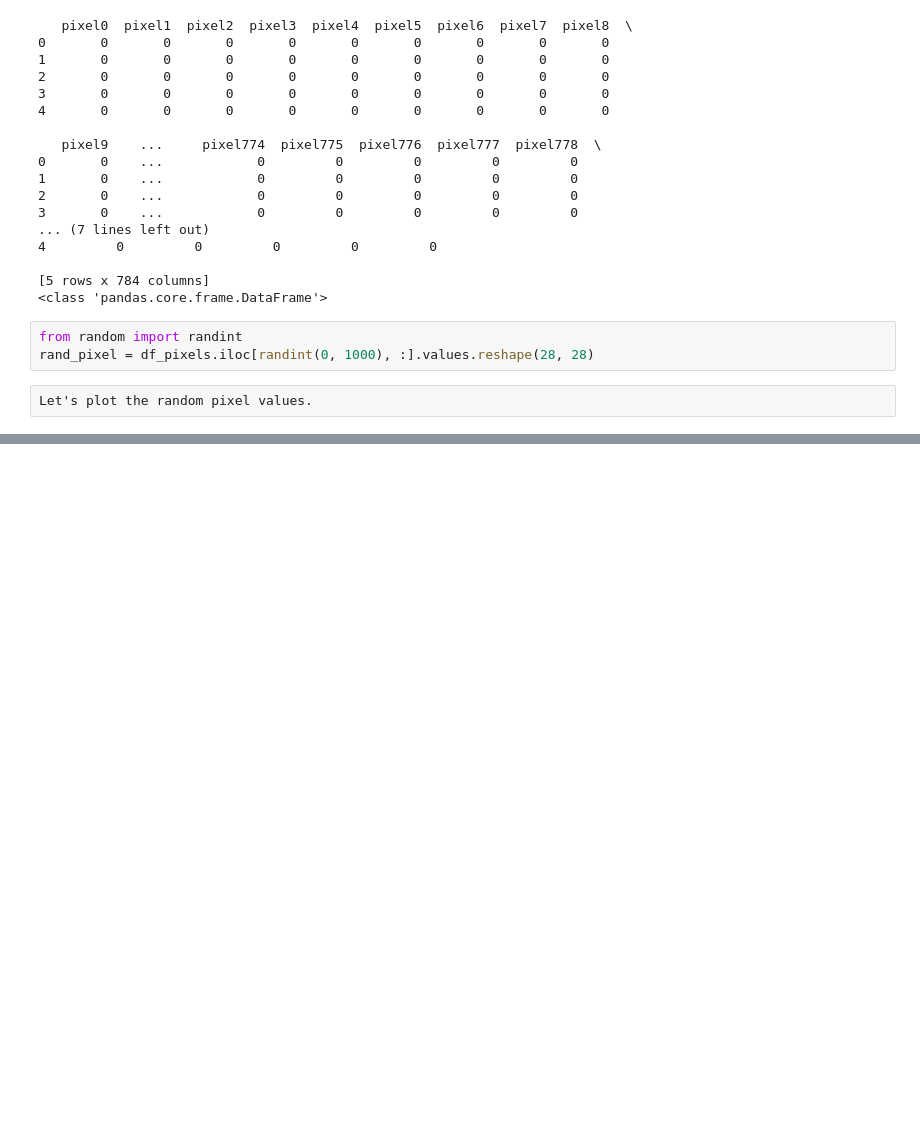
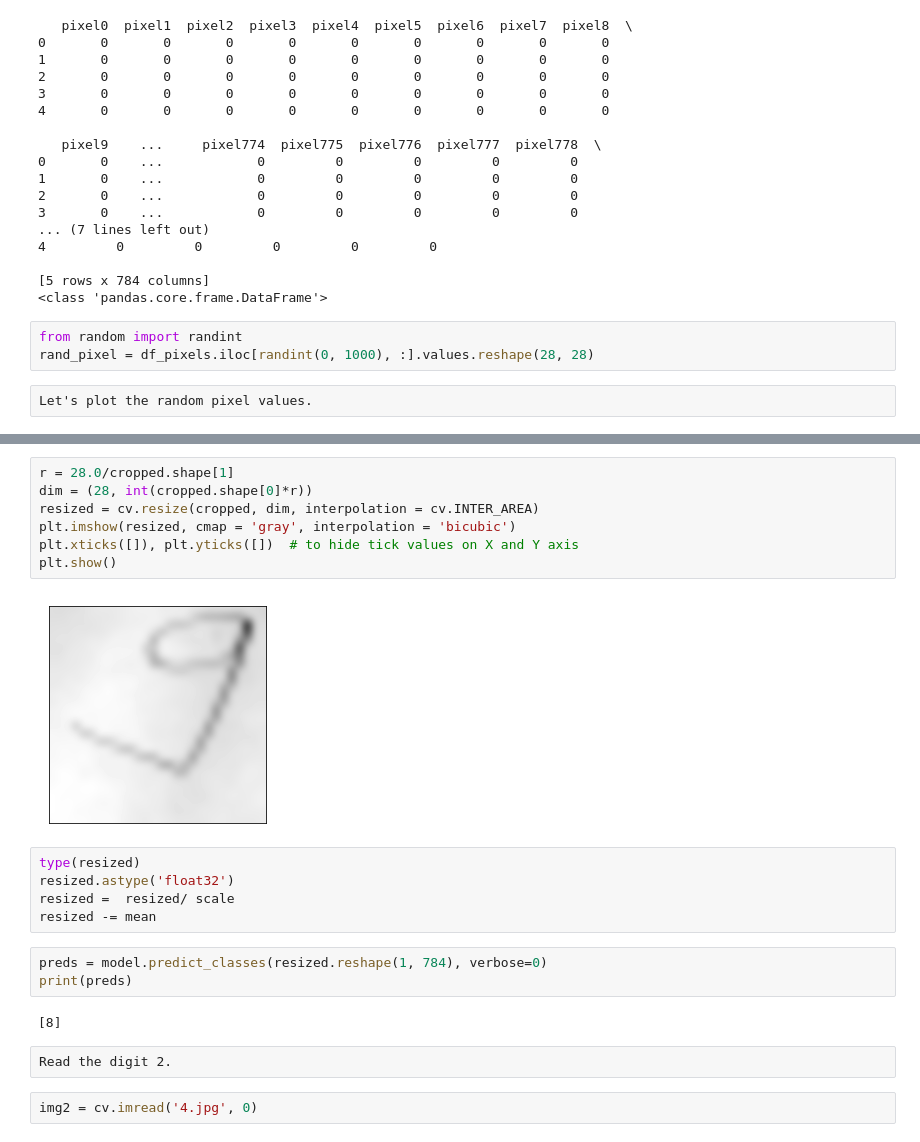
Before and after one commit to utkarshdeep/Digit-Recognizer, a Jupyter notebook: PoC.ipynb, the cells around one changed output, grey strips where cells are left out. Saved outputs shown, nothing was run; the diff lists cells and outputs as text; blank space fills up the shorter version.

```diff
--- a/PoC.ipynb
+++ b/PoC.ipynb
@@ -66,0 +146,23 @@ plt.show()
+# %%
+r = 28.0/cropped.shape[1]
+dim = (28, int(cropped.shape[0]*r))
+resized = cv.resize(cropped, dim, interpolation = cv.INTER_AREA)
+plt.imshow(resized, cmap = 'gray', interpolation = 'bicubic')
+plt.xticks([]), plt.yticks([])  # to hide tick values on X and Y axis
+plt.show()
+# %% [output]
+[figure, added]
+# %%
+type(resized)
+resized.astype('float32')
+resized =  resized/ scale
+resized -= mean
+# %%
+preds = model.predict_classes(resized.reshape(1, 784), verbose=0)
+print(preds)
+# %% [output]
+[8]
+# %% [raw]
+Read the digit 2.
+# %%
+img2 = cv.imread('4.jpg', 0)
```
Also changed, not shown: parts of 19 cells of this notebook, 3 other files.
